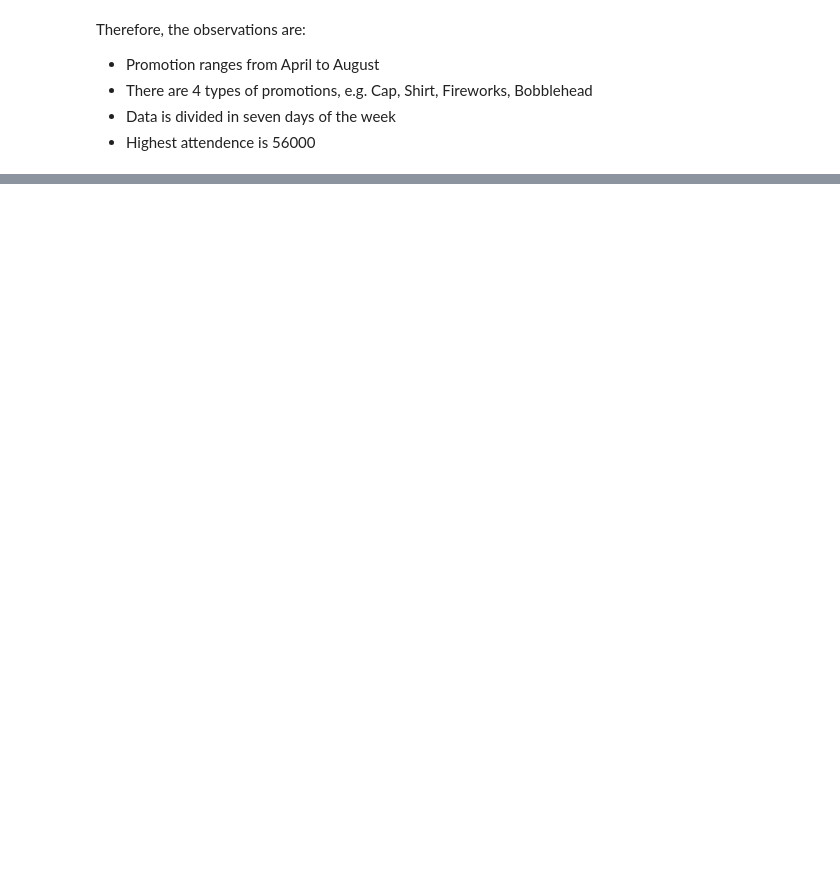
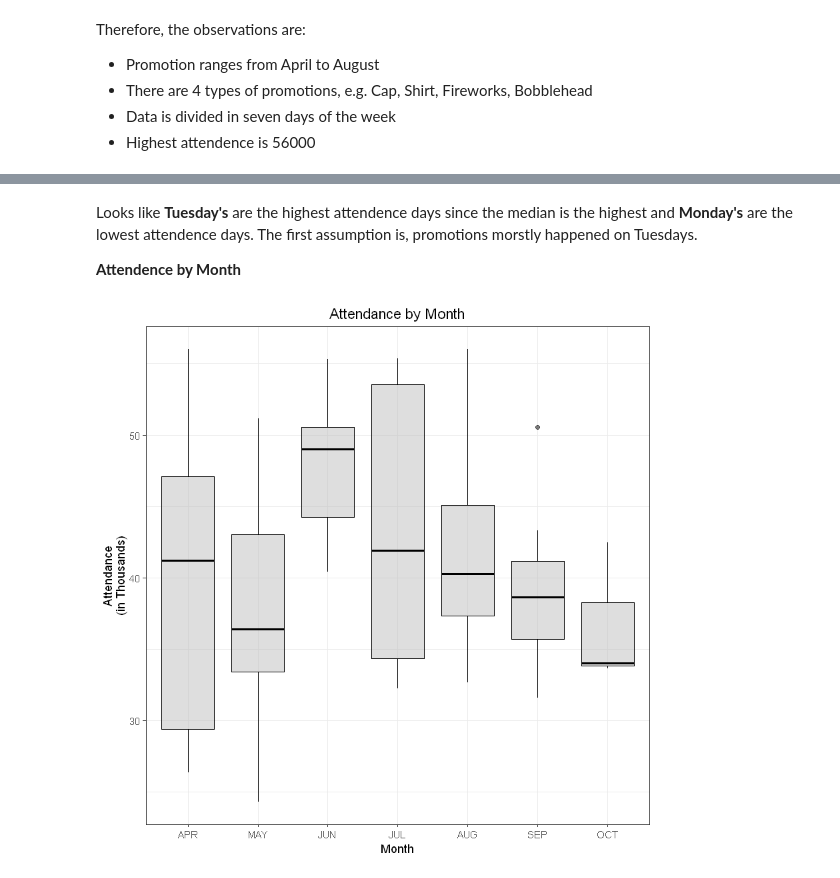
Before and after one commit to anirbanpalDSC/DSC630, a Jupyter notebook: Assignment 3.4.ipynb, the cells around one changed output, grey strips where cells are left out. Cells and saved outputs as stored; diff of their text form; code cells hidden in the pictures; blank space fills up the shorter version.

```diff
--- a/Assignment 3.4.ipynb
+++ b/Assignment 3.4.ipynb
@@ -71,0 +89,14 @@ plot(DodgersData$day_of_week, DodgersData$attend / 1000, main = "Dodgers Attende
+# %% [markdown]
+Looks like **Tuesday's** are the highest attendence days since the median is the highest and **Monday's** are the lowest attendence days. The first assumption is, promotions morstly happened on Tuesdays.
+
+**Attendence by Month**
+# %%
+ggplot2::ggplot(dodgers_raw, ggplot2::aes(x=month, y=attend/1000)) +
+    ggplot2::geom_boxplot(color="black", fill="grey", alpha=0.5) +
+    ggplot2::labs(title='Attendance by Month',
+                 x='Month',
+                 y='Attendance\n(in Thousands)') +
+    ggplot2::theme_bw() +
+    ggplot2::theme(plot.title = ggplot2::element_text(hjust = 0.5))
+# %% [output]
+[figure, added]
```
Also changed, not shown: parts of 18 cells of this notebook.
